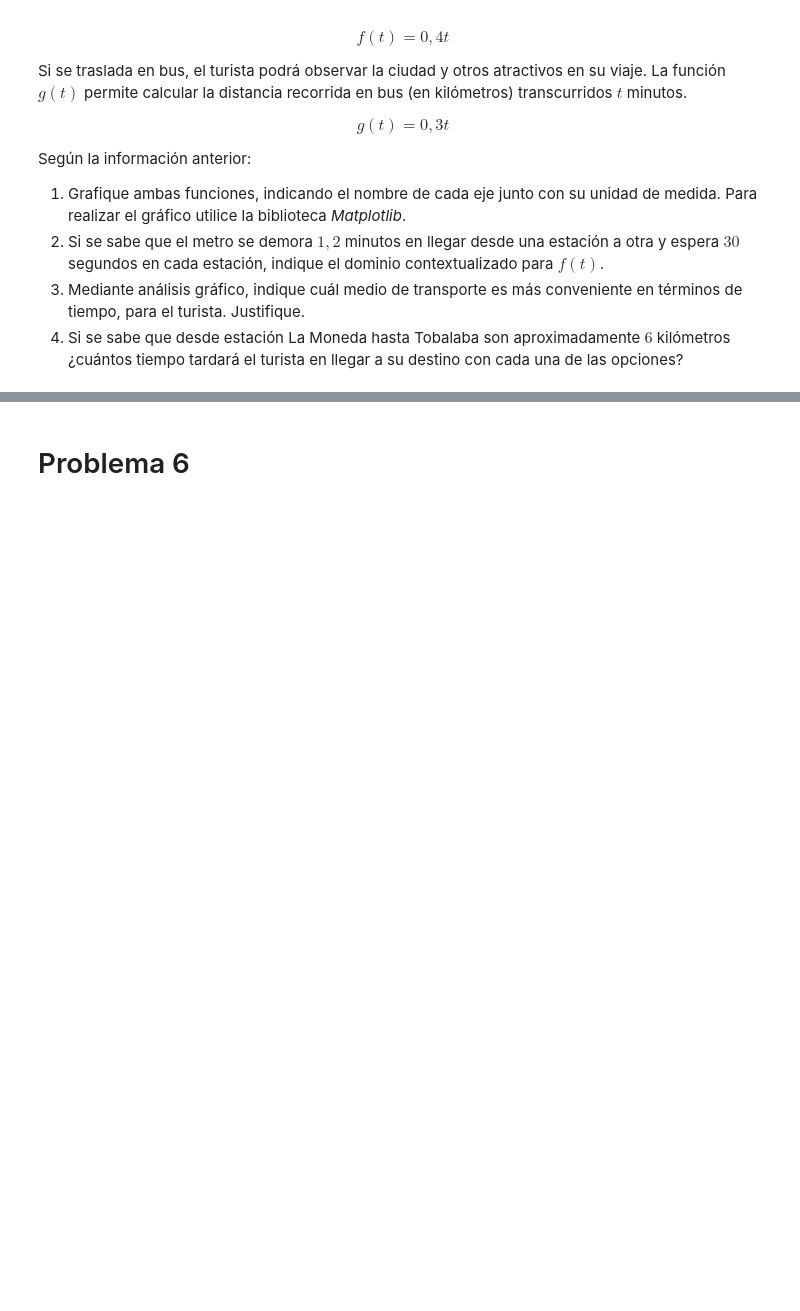
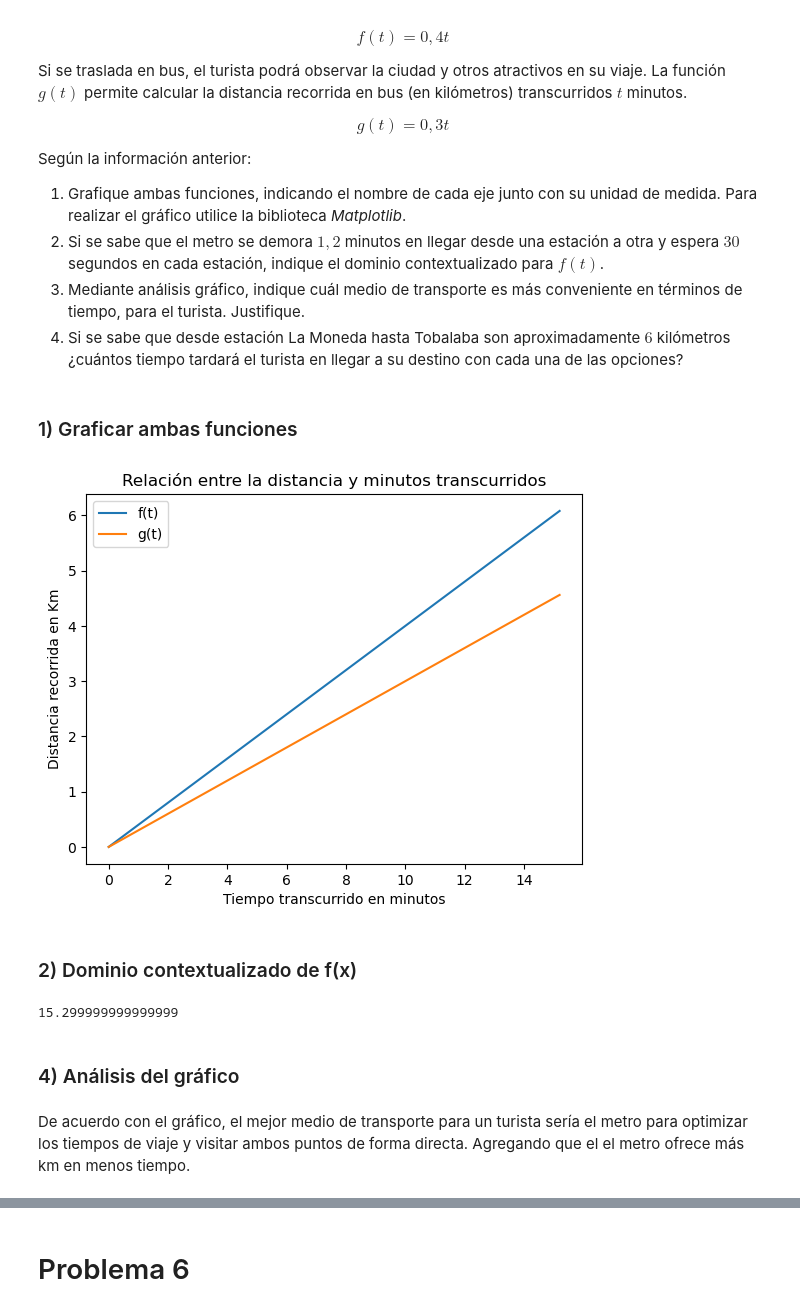
Before and after one commit to Roten-chan/Matem-tica-aplicada-p, a Jupyter notebook: Matemática aplicada/Guia 1/G1_Funciones.ipynb, the cells around one changed output, grey strips where cells are left out. Saved outputs shown, nothing was run; the diff lists cells and outputs as text; code cells hidden in the pictures; blank space fills up the shorter version.

```diff
--- a/Matemática aplicada/Guia 1/G1_Funciones.ipynb
+++ b/Matemática aplicada/Guia 1/G1_Funciones.ipynb
@@ -94,0 +100,3 @@ $c(t)$ = $1.85*t$
+# %%
+def f(t):
+    return 1.85* t - 6600
@@ -111,3 +167,33 @@ Según la información anterior:
 2.  Si se sabe que el metro se demora $1,2$ minutos en llegar desde una estación a otra y espera $30$ segundos en cada estación, indique el dominio contextualizado para $f(t)$.
 3. Mediante análisis gráfico, indique cuál medio de transporte es más conveniente en términos de tiempo, para el turista. Justifique.
 4.  Si se sabe que desde estación La Moneda hasta Tobalaba son aproximadamente $6$ kilómetros ¿cuántos tiempo tardará el turista en llegar a su destino con cada una de las opciones?
+# %% [markdown]
+### 1) Graficar ambas funciones
+# %%
+def f(t):
+    return 0.4 * t
+
+def g(t):
+    return 0.3 * t
+
+t = np.arange(0,15.3, 0.1)
+plt.plot(t, f(t), label = 'f(t)')
+plt.plot(t, g(t), label = 'g(t)')
+plt.title('Relación entre la distancia y minutos transcurridos')
+plt.ylabel('Distancia recorrida en Km')
+plt.xlabel('Tiempo transcurrido en minutos')
+plt.legend()
+plt.show()
+# %% [output]
+[figure, added]
+# %% [markdown]
+### 2) Dominio contextualizado de f(x)
+# %%
+t = 1.2 * 9 + 0.5 * 9
+print(t)
+# %% [output]
+15.299999999999999
+# %% [markdown]
+### 4) Análisis del gráfico
+# %% [markdown]
+De acuerdo con el gráfico, el mejor medio de transporte para un turista sería el metro para optimizar los tiempos de viaje y visitar ambos puntos de forma directa. Agregando que el el metro ofrece más km en menos tiempo.
```
Also changed, not shown: parts of 17 cells of this notebook.
